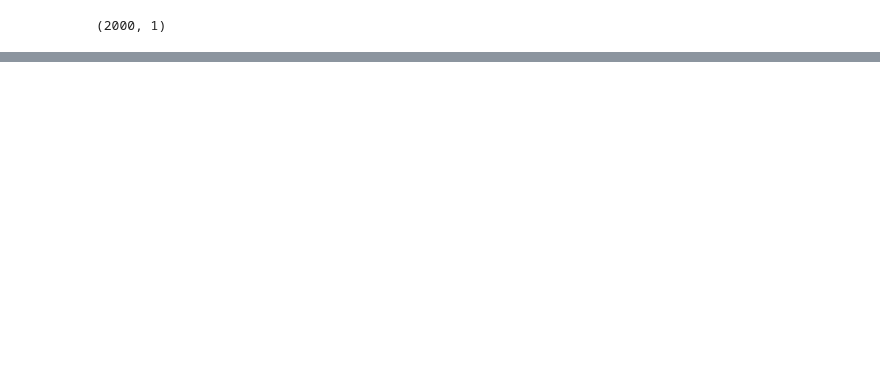
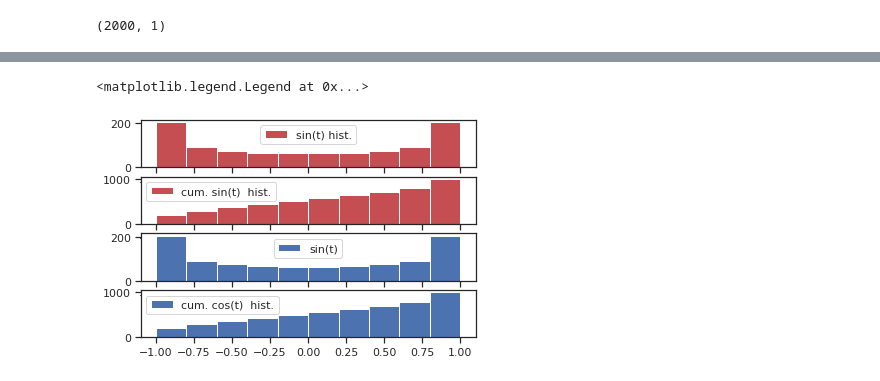
Before and after one commit to chayapan/thesis, a Jupyter notebook: 4.0 Time-series Prediction/DataGeneratorFunction.ipynb, the cells around one changed output, grey strips where cells are left out. Saved outputs shown, nothing was run; the diff lists cells and outputs as text; code cells hidden in the pictures; blank space fills up the shorter version.

```diff
--- a/4.0 Time-series Prediction/DataGeneratorFunction.ipynb
+++ b/4.0 Time-series Prediction/DataGeneratorFunction.ipynb
@@ -160,0 +180,19 @@ TypeError: scatter() missing 1 required positional argument: 'y'
+# %%
+plt.subplot(4,1,1)
+plt.hist(sin_t, color='r', label='sin(t) hist.')
+plt.legend()
+
+plt.subplot(4,1,2)
+plt.hist(sin_t, color='r', cumulative=True, label='cum. sin(t)  hist.')
+plt.legend()
+
+plt.subplot(4,1,3)
+plt.hist(cos_t, color='b', label='sin(t)')
+plt.legend()
+
+plt.subplot(4,1,4)
+plt.hist(cos_t, color='b', cumulative=True, label='cum. cos(t)  hist.')
+plt.legend()
+# %% [output]
+<matplotlib.legend.Legend at 0x...>
+[figure, added]
```
Also changed, not shown: parts of 51 cells of this notebook.
